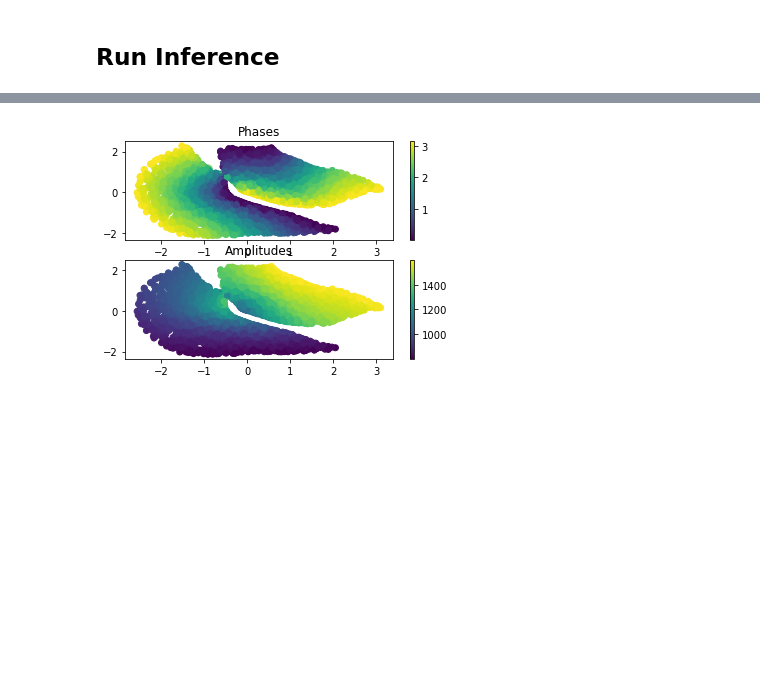
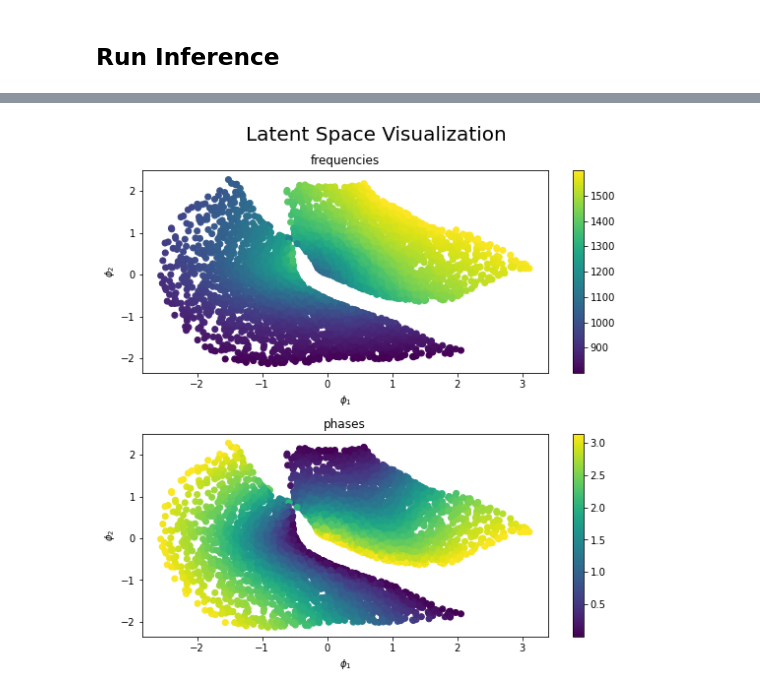
Before and after one commit to egaznep/toy_vae_example, a Jupyter notebook: notebooks/results/01_Test_Reconstructions.ipynb, the cells around one changed output, grey strips where cells are left out. Drawn from its saved outputs; the diff is of its cells as text; code cells hidden in the pictures; blank space fills up the shorter version.

Commit message:
Add latent space visualizer - uses TSNE if latent space dim > 2

```diff
--- a/notebooks/results/01_Test_Reconstructions.ipynb
+++ b/notebooks/results/01_Test_Reconstructions.ipynb
@@ -75,13 +72,4 @@ visualize_signal_pairs(t, inputs, results, N=N)
-# %%
-plt.figure()
-plt.subplot(2,1,1)
-plt.scatter(latent[:,0], latent[:,1], c=phases)
-plt.title('Phases')
-plt.colorbar()
-plt.subplot(2,1,2)
-plt.scatter(latent[:,0], latent[:,1], c=frequencies)
-plt.colorbar()
-plt.title('Amplitudes')
-plt.show()
-# %% [output]
-[figure, removed]
+# %%
+visualize_latent_space(latent, {'frequencies' : frequencies, 'phases' : phases})
+# %% [output]
+[figure, added]
```
Also changed, not shown: parts of 2 cells of this notebook, 1 other file.
